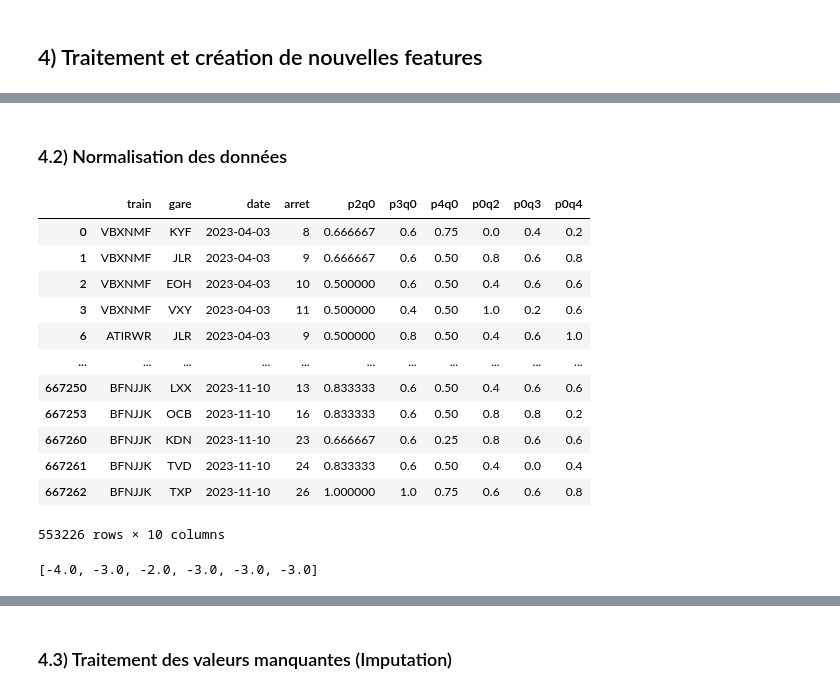
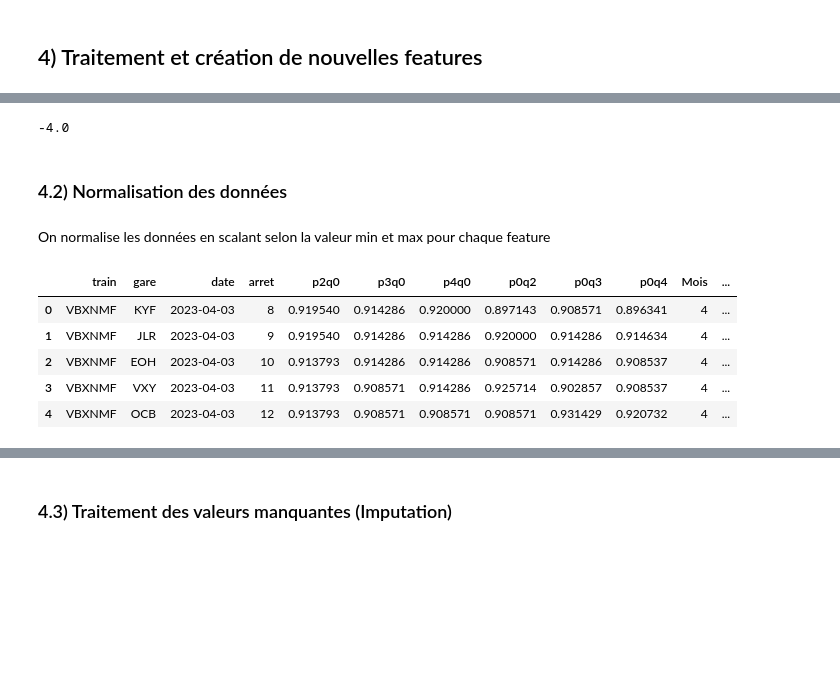
Before and after one commit to Timodang/Projet_ML, a Jupyter notebook: projet_ML.ipynb, the cells around one changed output, grey strips where cells are left out. Drawn from its saved outputs; the diff is of its cells as text; code cells hidden in the pictures; blank space fills up the shorter version.

```diff
--- a/projet_ML.ipynb
+++ b/projet_ML.ipynb
@@ -308 +442,10 @@ test_stats
+# %%
+# Liste d'indices contenant les valeurs extrêmes que l'on veut supprimer des dataframes d'entrainement
+index_to_suppr: list = []
+index_to_suppr.append(X_train.nsmallest(1, "p0q3").index.values.item())
+index_to_suppr = index_to_suppr + X_train.nsmallest(6, "p0q4").index.values.tolist()# Suppression des lignes à -1441
+
+X_train.drop(index_to_suppr, axis = 0, inplace=True)
+X_train_quant_features.drop(index_to_suppr, axis = 0, inplace=True)
+y_train.drop(index_to_suppr, axis = 0, inplace=True)
 # %%
@@ -439,0 +628,7 @@ X_train['p2q0'].min()
+# %%
+# Modification de la base pour inclure le jour et le mois
+X_train['Mois'] = X_train['date'].dt.month
+X_train['Jour'] = X_train['date'].dt.day
+X_test['Mois'] = X_test['date'].dt.month
+X_test['Jour'] = X_test['date'].dt.day
+X_train
@@ -439,0 +679,10 @@ X_train['p2q0'].min()
+# %%
+# Récupération d'une indicatrice qui mesure la "proba de retard" associée à chaque date
+gare = X_train[['gare', 'p2q0', 'p3q0', 'p4q0']].groupby('gare').mean()
+gare['indic'] = np.zeros(gare.shape[0])
+for i in range(gare.shape[0]):
+    if gare.iloc[i, 0] < 0 and gare.iloc[i, 1] < 0 and gare.iloc[i, 2] < 0:
+        gare.iloc[i, 3] = 1
+gare.drop(['p2q0', 'p3q0','p4q0'], axis = 1, inplace = True)
+gare.rename(columns = {'indic':'prob delay'}, inplace = True)
+gare
@@ -439,0 +704,4 @@ X_train['p2q0'].min()
+# %%
+# Merge des dataframes
+X_train = X_train.merge(right = gare, how = 'left', on="gare")
+X_test = X_test.merge(right = gare, how = 'left', on="gare")
@@ -440,3 +722,14 @@ X_train['p2q0'].min()
+# %%
+X_train['p2q0'].min()
+
+# Nouvelle feature
+# Jour de la semaine
+# Variable binaire --> Moyenne sur les temps d'attente passées à telle gare --> comp avec un seuil, si supp --> 1 sinon 0 (pb à la gare)
+# peut se faire selon les 2 axes
+# %% [output]
+-4.0
 # %% [markdown]
 ### 4.2) Normalisation des données
+# %% [markdown]
+On normalise les données en scalant selon la valeur min et max pour chaque feature
 # %%
@@ -469,25 +763,14 @@ def scaling(df, list_features):
 # %%
 list_features = ['p2q0','p3q0','p4q0','p0q2','p0q3','p0q4']
 X_train_scaled, list_min, list_max = scaling(X_train, list_features)
-X_train_scaled
+X_train_scaled.head()
 # %% [output]
-|  | train | gare | date | arret | p2q0 | p3q0 | p4q0 | p0q2 | p0q3 | p0q4 |
-| 0 | VBXNMF | KYF | 2023-04-03 | 8 | 0.666667 | 0.6 | 0.75 | 0.0 | 0.4 | 0.2 |
-| 1 | VBXNMF | JLR | 2023-04-03 | 9 | 0.666667 | 0.6 | 0.50 | 0.8 | 0.6 | 0.8 |
-| 2 | VBXNMF | EOH | 2023-04-03 | 10 | 0.500000 | 0.6 | 0.50 | 0.4 | 0.6 | 0.6 |
-| 3 | VBXNMF | VXY | 2023-04-03 | 11 | 0.500000 | 0.4 | 0.50 | 1.0 | 0.2 | 0.6 |
-| 6 | ATIRWR | JLR | 2023-04-03 | 9 | 0.500000 | 0.8 | 0.50 | 0.4 | 0.6 | 1.0 |
-| ... | ... | ... | ... | ... | ... | ... | ... | ... | ... | ... |
-| 667250 | BFNJJK | LXX | 2023-11-10 | 13 | 0.833333 | 0.6 | 0.50 | 0.4 | 0.6 | 0.6 |
-| 667253 | BFNJJK | OCB | 2023-11-10 | 16 | 0.833333 | 0.6 | 0.50 | 0.8 | 0.8 | 0.2 |
-| 667260 | BFNJJK | KDN | 2023-11-10 | 23 | 0.666667 | 0.6 | 0.25 | 0.8 | 0.6 | 0.6 |
-| 667261 | BFNJJK | TVD | 2023-11-10 | 24 | 0.833333 | 0.6 | 0.50 | 0.4 | 0.0 | 0.4 |
-| 667262 | BFNJJK | TXP | 2023-11-10 | 26 | 1.000000 | 1.0 | 0.75 | 0.6 | 0.6 | 0.8 |
+|  | train | gare | date | arret | p2q0 | p3q0 | p4q0 | p0q2 | p0q3 | p0q4 | Mois | ... |
+| 0 | VBXNMF | KYF | 2023-04-03 | 8 | 0.919540 | 0.914286 | 0.920000 | 0.897143 | 0.908571 | 0.896341 | 4 | ... |
+| 1 | VBXNMF | JLR | 2023-04-03 | 9 | 0.919540 | 0.914286 | 0.914286 | 0.920000 | 0.914286 | 0.914634 | 4 | ... |
+| 2 | VBXNMF | EOH | 2023-04-03 | 10 | 0.913793 | 0.914286 | 0.914286 | 0.908571 | 0.914286 | 0.908537 | 4 | ... |
+| 3 | VBXNMF | VXY | 2023-04-03 | 11 | 0.913793 | 0.908571 | 0.914286 | 0.925714 | 0.902857 | 0.908537 | 4 | ... |
+| 4 | VBXNMF | OCB | 2023-04-03 | 12 | 0.913793 | 0.908571 | 0.908571 | 0.908571 | 0.931429 | 0.920732 | 4 | ... |
-553226 rows × 10 columns
-# %%
-list_min
-# %% [output]
-[-4.0, -3.0, -2.0, -3.0, -3.0, -3.0]
 # %%
 # Transformation du dateset de test avec les valeurs trouvées sur le dataset d'entrainement
 X_test_scaled = X_test.copy()
```
Also changed, not shown: parts of 79 cells of this notebook.
